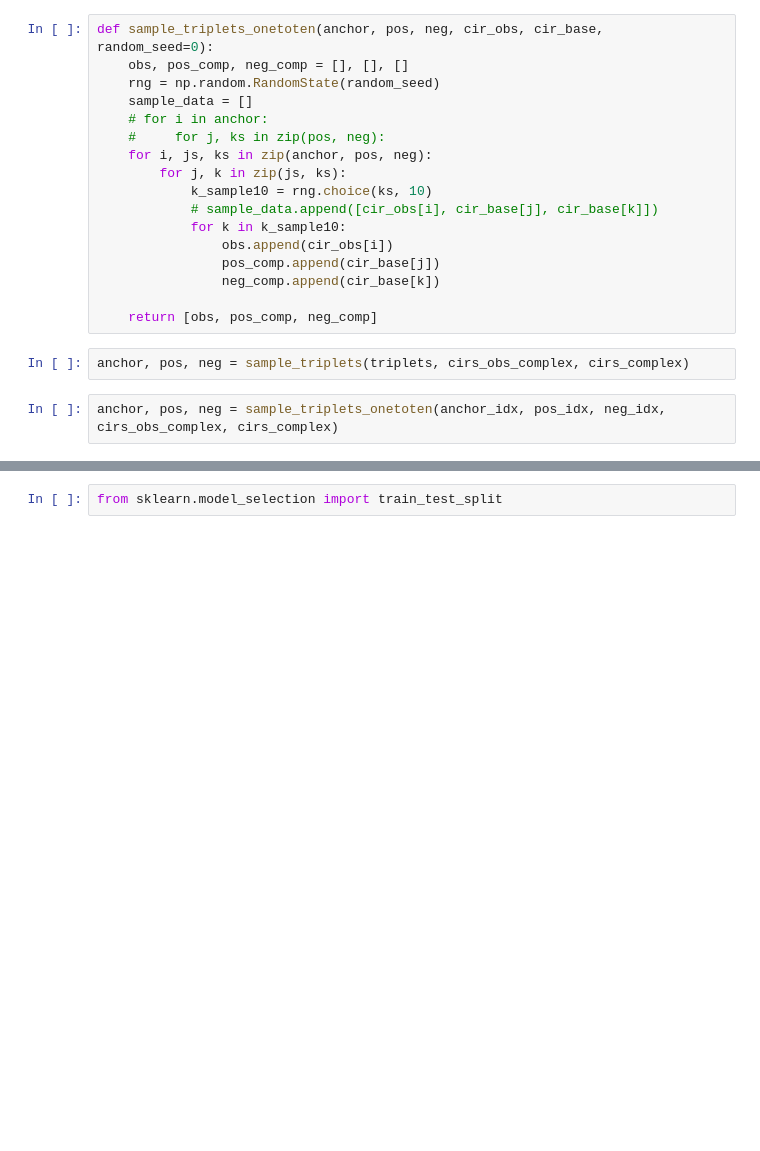
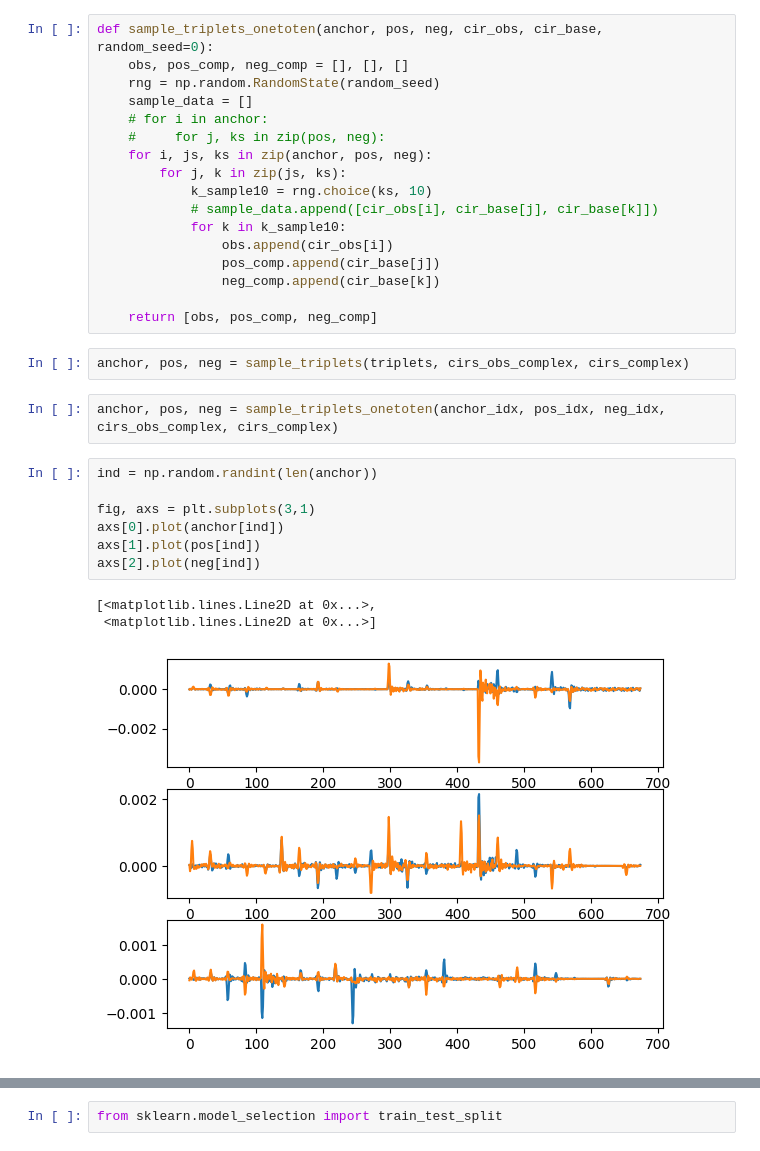
Before and after one commit to ukunliu/WSN_simulation, a Jupyter notebook: Polished_code/metric_learning_data/optimization.ipynb, the cells around one changed output, grey strips where cells are left out. Drawn from its saved outputs; the diff is of its cells as text; blank space fills up the shorter version.

```diff
--- a/Polished_code/metric_learning_data/optimization.ipynb
+++ b/Polished_code/metric_learning_data/optimization.ipynb
@@ -151,6 +152,17 @@ def sample_triplets_onetoten(anchor, pos, neg, cir_obs, cir_base, random_seed=0)
 anchor, pos, neg = sample_triplets(triplets, cirs_obs_complex, cirs_complex)
 # %%
 anchor, pos, neg = sample_triplets_onetoten(anchor_idx, pos_idx, neg_idx, cirs_obs_complex, cirs_complex)
+# %%
+ind = np.random.randint(len(anchor))
+
+fig, axs = plt.subplots(3,1)
+axs[0].plot(anchor[ind])
+axs[1].plot(pos[ind])
+axs[2].plot(neg[ind])
+# %% [output]
+[<matplotlib.lines.Line2D at 0x...>,
+ <matplotlib.lines.Line2D at 0x...>]
+[figure, added]
 # %%
 class ComplexDense(layers.Layer):
     def __init__(self, n_input, activation='relu'):
```
Also changed, not shown: parts of 25 cells of this notebook, 3 other files.
